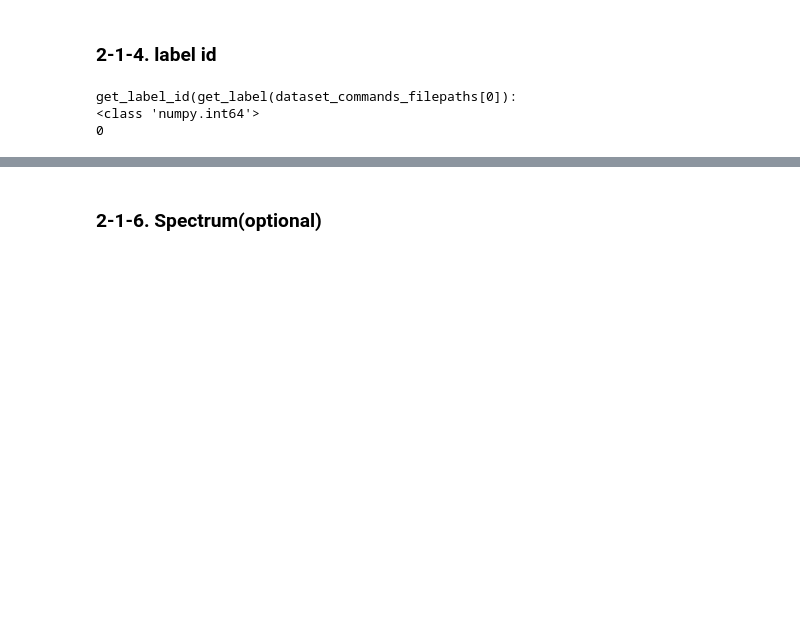
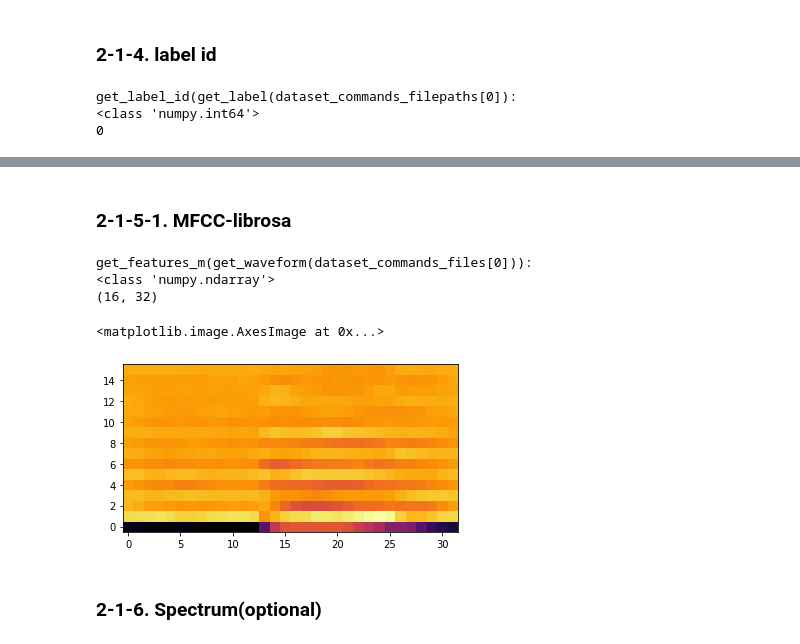
Before and after one commit to KYE2138/PJ_SpeechCommandRecognition, a Jupyter notebook: Train/train.ipynb, the cells around one changed output, grey strips where cells are left out. Saved outputs shown, nothing was run; the diff lists cells and outputs as text; code cells hidden in the pictures; blank space fills up the shorter version.

```diff
--- a/Train/train.ipynb
+++ b/Train/train.ipynb
@@ -217,3 +213,37 @@ get_features_m(get_waveform(dataset_commands_files[0])):
+# %% [markdown]
+### 2-1-5-1. MFCC-librosa
+# %%
+import python_speech_features
+import matplotlib.pyplot as plt
+def get_features(waveform):
+    # Zero-padding for an audio waveform with less than 16,000 samples.
+    #input_len = 16000
+    #waveform = waveform[:input_len]
+    # np.shape(waveform) =  (16000,)
+    zero_padding = np.zeros( (16000-np.shape(waveform)[0],), dtype=np.float32)
+    # Cast the waveform tensors with np.float32
+    waveform = np.cast['float32'](waveform)
+    # Concatenate the waveform with `zero_padding`, which ensures all audio clips are of the same length.
+    equal_length = np.concatenate([waveform, zero_padding], 0)
+
+    sample_rate = 16000
+    num_mfcc = 16
+    len_mfcc = 40
+    mfccs = librosa.feature.mfcc(y=equal_length, sr=sample_rate, n_mfcc=num_mfcc)
+    return mfccs
+tmp = get_features(get_waveform(dataset_commands_filepaths[0]))
+print ('get_features_m(get_waveform(dataset_commands_files[0])):')
+print (type(tmp))
+print (tmp.shape)
+#print (tmp)
+fig = plt.figure()
+plt.imshow(tmp, cmap='inferno', origin='lower')
+# %% [output]
+get_features_m(get_waveform(dataset_commands_files[0])):
+<class 'numpy.ndarray'>
+(16, 32)
+<matplotlib.image.AxesImage at 0x...>
+[figure, added]
 # %% [markdown]
 ### 2-1-6. Spectrum(optional)
 # %%
```
Also changed, not shown: parts of 22 cells of this notebook.
